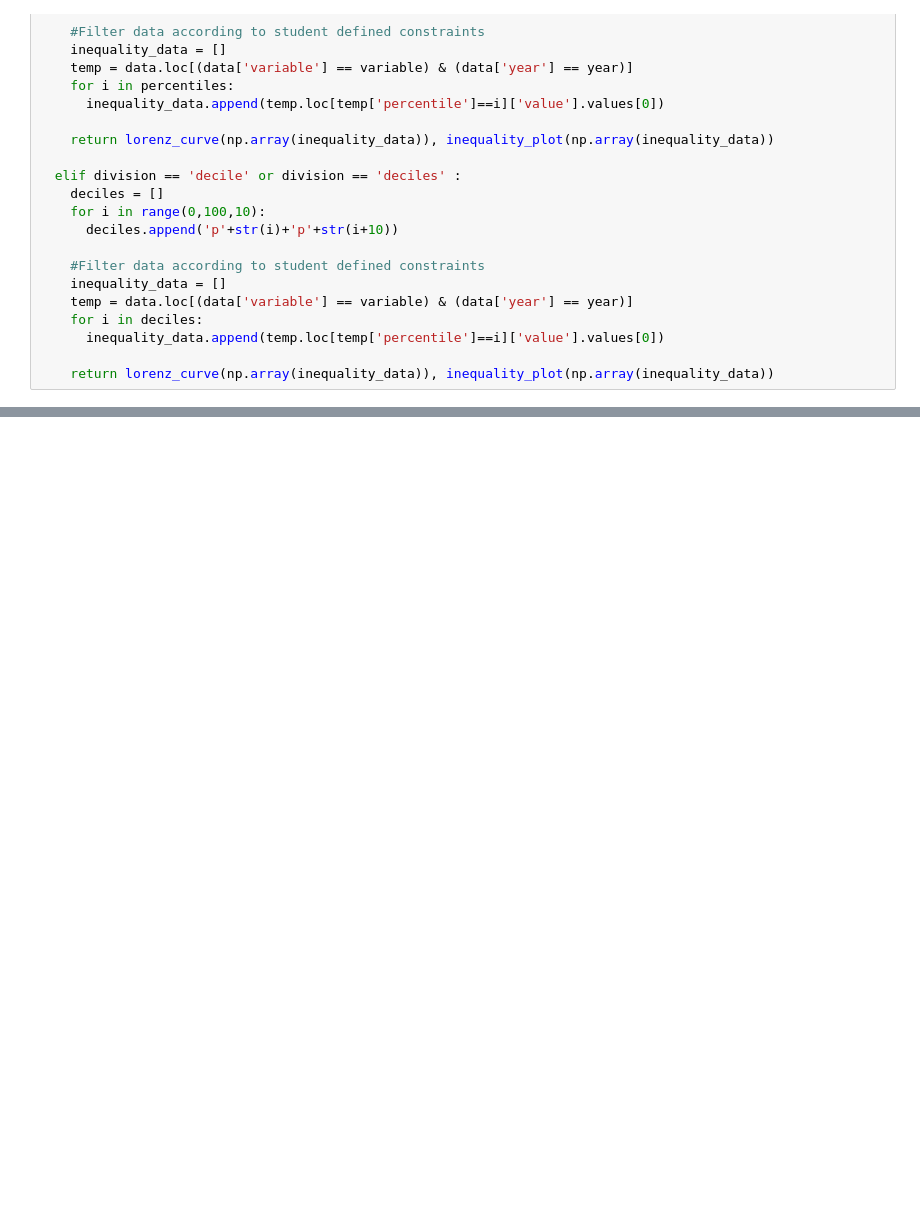
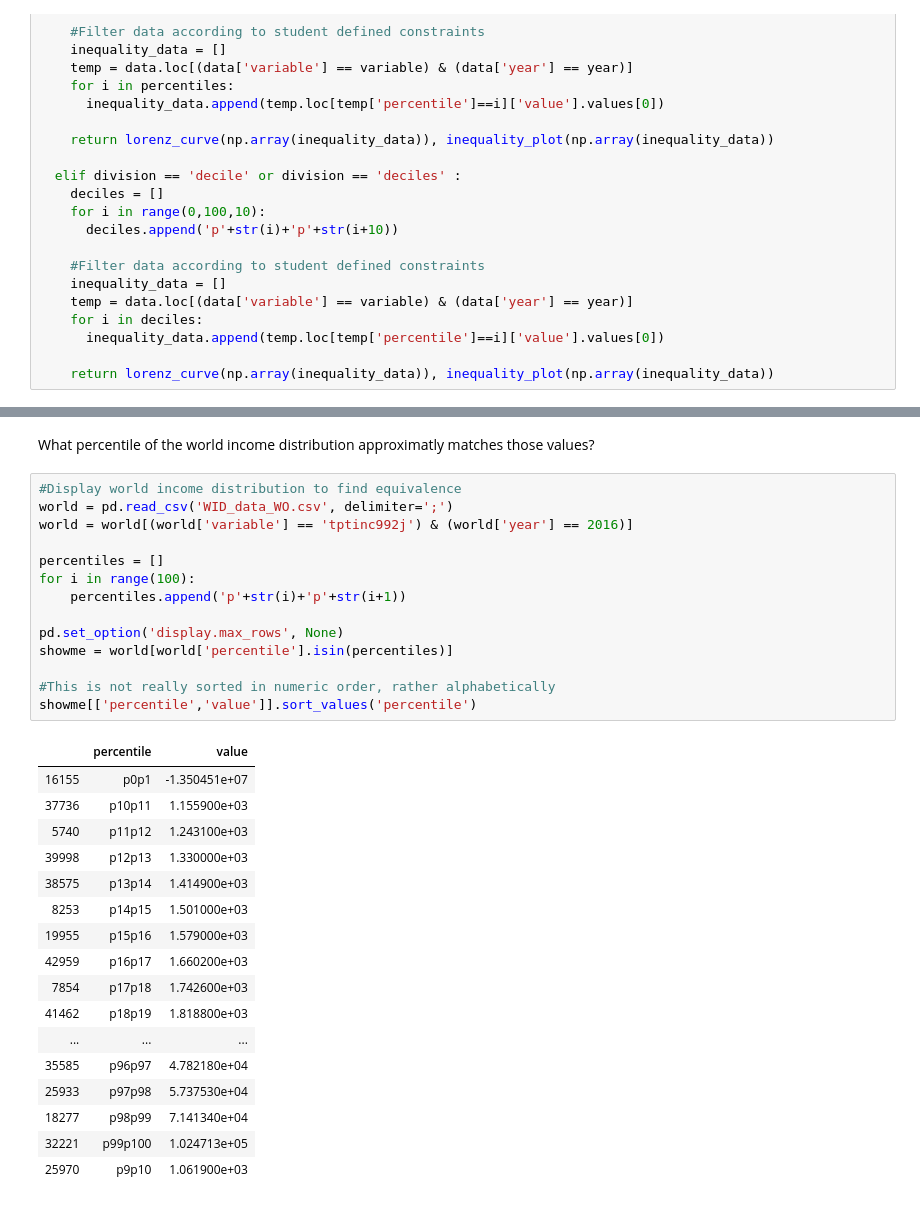
Before and after one commit to dianagold/SS164, a Jupyter notebook: inequality/Inequality_Empirical_Notebook.ipynb, the cells around one changed output, grey strips where cells are left out. Drawn from its saved outputs; the diff is of its cells as text; blank space fills up the shorter version.

```diff
--- a/inequality/Inequality_Empirical_Notebook.ipynb
+++ b/inequality/Inequality_Empirical_Notebook.ipynb
@@ -139,0 +204,34 @@ inequality(chosencountry,'tptinc992j',2015)
+# %% [markdown]
+What percentile of the world income distribution approximatly matches those values?
+# %%
+#Display world income distribution to find equivalence
+world = pd.read_csv('WID_data_WO.csv', delimiter=';')
+world = world[(world['variable'] == 'tptinc992j') & (world['year'] == 2016)]
+
+percentiles = []
+for i in range(100):
+    percentiles.append('p'+str(i)+'p'+str(i+1))
+
+pd.set_option('display.max_rows', None)
+showme = world[world['percentile'].isin(percentiles)]
+
+#This is not really sorted in numeric order, rather alphabetically
+showme[['percentile','value']].sort_values('percentile')
+# %% [output]
+|  | percentile | value |
+| 16155 | p0p1 | -1.350451e+07 |
+| 37736 | p10p11 | 1.155900e+03 |
+| 5740 | p11p12 | 1.243100e+03 |
+| 39998 | p12p13 | 1.330000e+03 |
+| 38575 | p13p14 | 1.414900e+03 |
+| 8253 | p14p15 | 1.501000e+03 |
+| 19955 | p15p16 | 1.579000e+03 |
+| 42959 | p16p17 | 1.660200e+03 |
+| 7854 | p17p18 | 1.742600e+03 |
+| 41462 | p18p19 | 1.818800e+03 |
+| ... | ... | ... |
+| 35585 | p96p97 | 4.782180e+04 |
+| 25933 | p97p98 | 5.737530e+04 |
+| 18277 | p98p99 | 7.141340e+04 |
+| 32221 | p99p100 | 1.024713e+05 |
+| 25970 | p9p10 | 1.061900e+03 |
```
Also changed, not shown: parts of 26 cells of this notebook, 3 other files.
